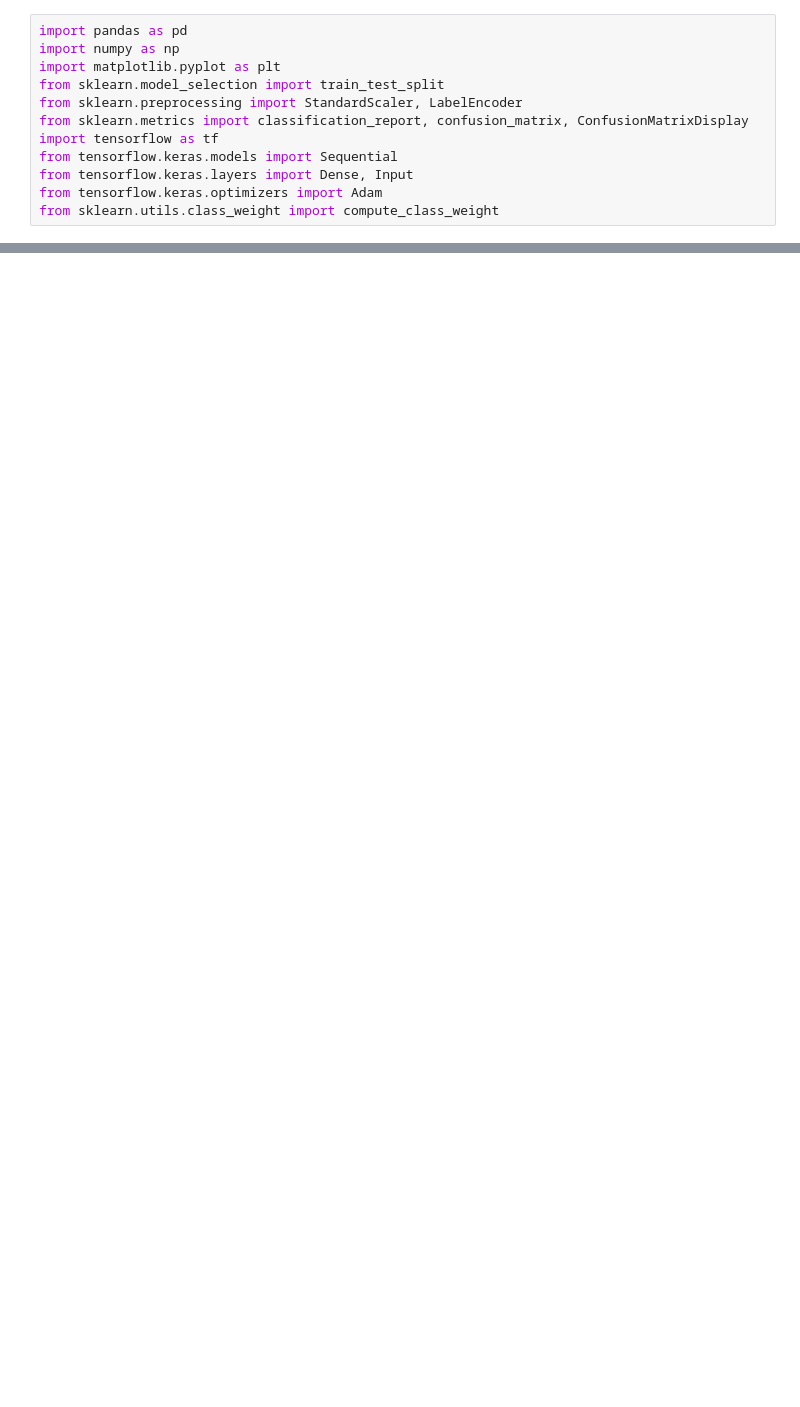
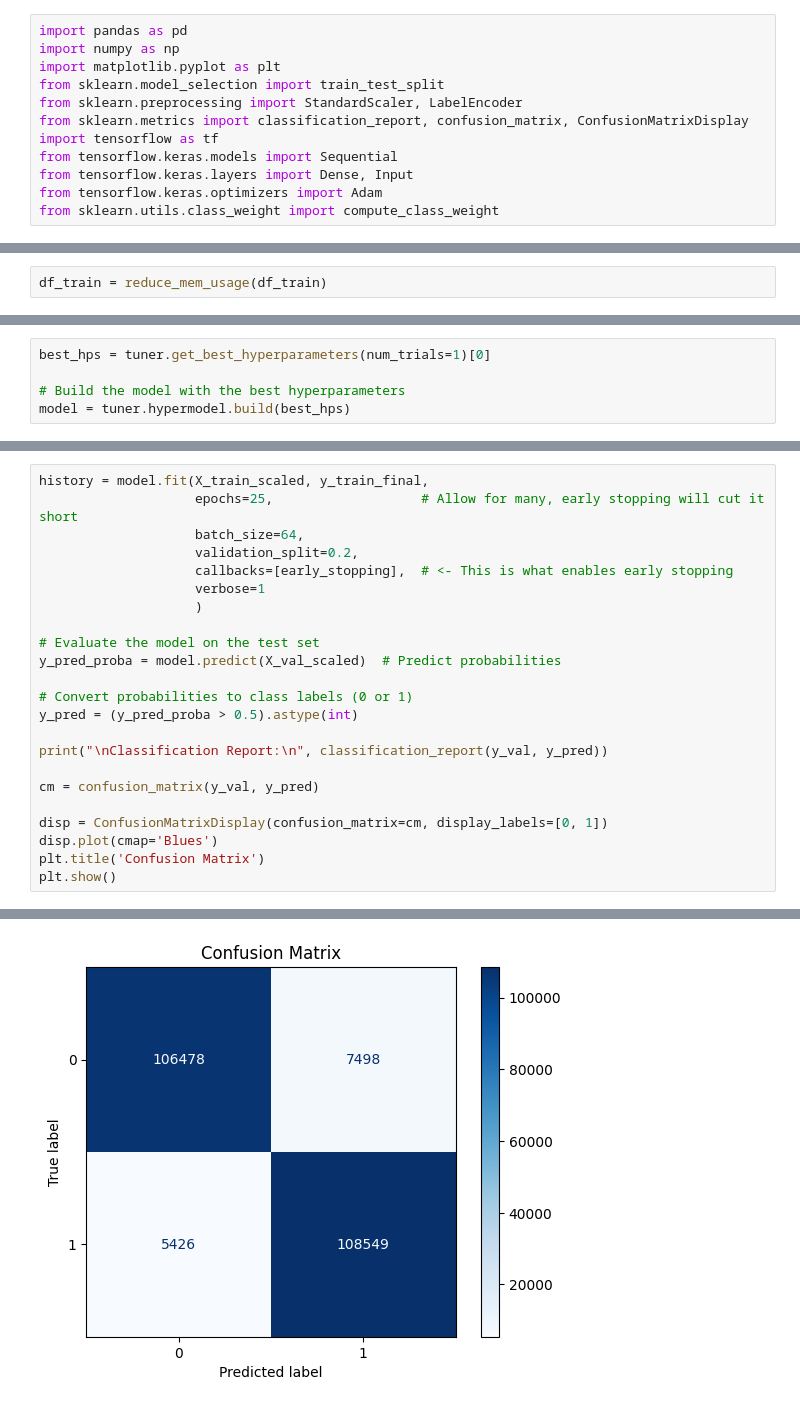
Before and after one commit to Marko-debug/Prediction-of-Fraud-transactions, a Jupyter notebook: models/TensorFlow.ipynb, the cells around one changed output, grey strips where cells are left out. Saved outputs shown, nothing was run; the diff lists cells and outputs as text; blank space fills up the shorter version.

```diff
--- a/models/TensorFlow.ipynb
+++ b/models/TensorFlow.ipynb
@@ -54,0 +59,2 @@ X_val_scaled = scaler.transform(X_val)
+# %%
+df_train = reduce_mem_usage(df_train)
@@ -136,0 +298,5 @@ weighted avg       0.93      0.96      0.95    118108
+# %%
+best_hps = tuner.get_best_hyperparameters(num_trials=1)[0]
+
+# Build the model with the best hyperparameters
+model = tuner.hypermodel.build(best_hps)
@@ -136,0 +319,24 @@ weighted avg       0.93      0.96      0.95    118108
+# %%
+history = model.fit(X_train_scaled, y_train_final,
+                    epochs=25,                   # Allow for many, early stopping will cut it short
+                    batch_size=64,
+                    validation_split=0.2,
+                    callbacks=[early_stopping],  # <- This is what enables early stopping
+                    verbose=1
+                    )
+
+# Evaluate the model on the test set
+y_pred_proba = model.predict(X_val_scaled)  # Predict probabilities
+
+# Convert probabilities to class labels (0 or 1)
+y_pred = (y_pred_proba > 0.5).astype(int)
+
+print("\nClassification Report:\n", classification_report(y_val, y_pred))
+
+cm = confusion_matrix(y_val, y_pred)
+
+disp = ConfusionMatrixDisplay(confusion_matrix=cm, display_labels=[0, 1])
+disp.plot(cmap='Blues')
+plt.title('Confusion Matrix')
+plt.show()
+# %% [output]
@@ -136,0 +360 @@ weighted avg       0.93      0.96      0.95    118108
+[figure, added]
```
Also changed, not shown: parts of 26 cells of this notebook.
